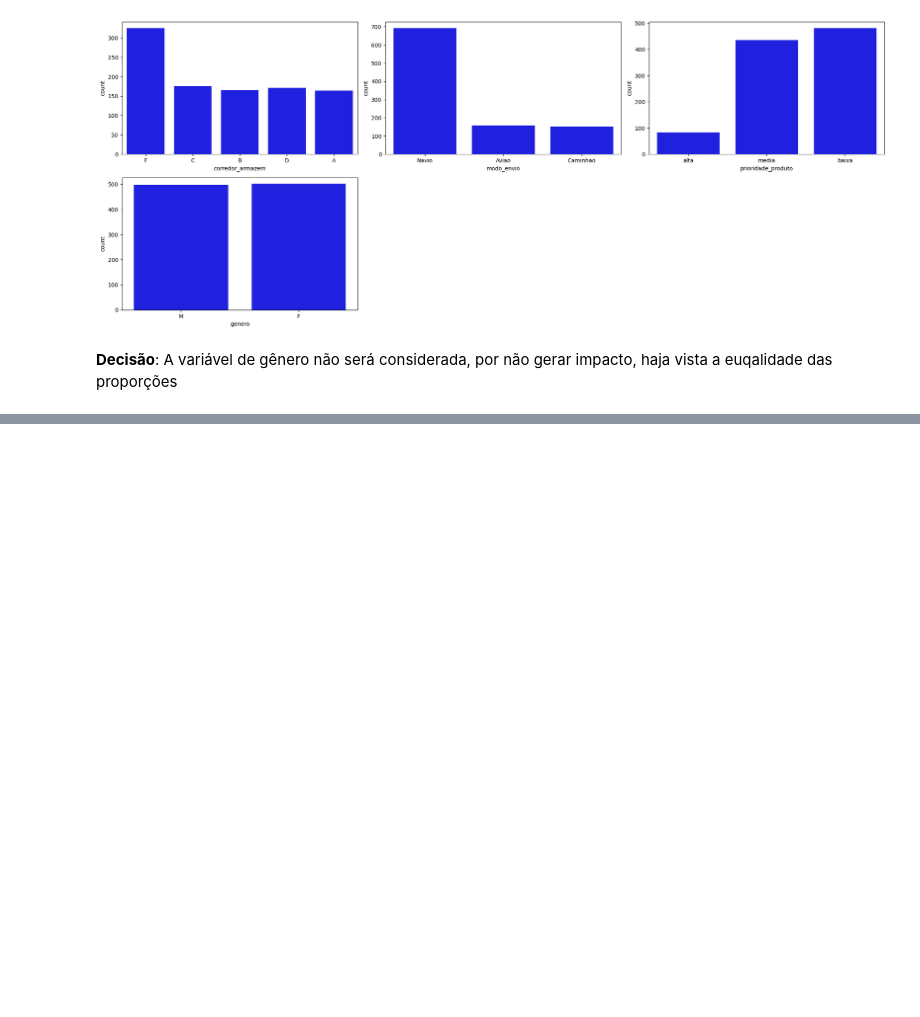
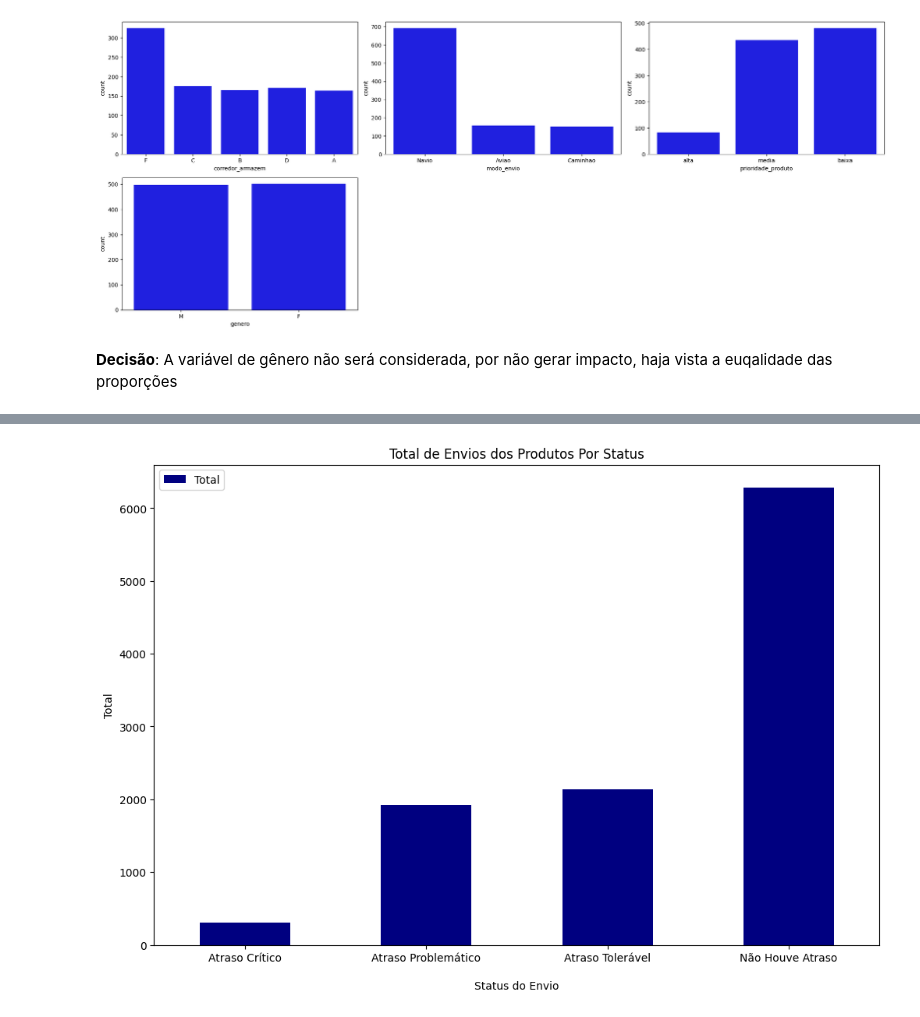
Before and after one commit to alyssonmontovanelli/formacao_dataScience_DSA, a Jupyter notebook: 01_bigData_RealTime_Python_Spark/cap05_Engenharia_de_Atributos/01_Estudo_de_Caso_04.ipynb, the cells around one changed output, grey strips where cells are left out. Cells and saved outputs as stored; diff of their text form; code cells hidden in the pictures; blank space fills up the shorter version.

```diff
--- a/01_bigData_RealTime_Python_Spark/cap05_Engenharia_de_Atributos/01_Estudo_de_Caso_04.ipynb
+++ b/01_bigData_RealTime_Python_Spark/cap05_Engenharia_de_Atributos/01_Estudo_de_Caso_04.ipynb
@@ -300,0 +430,4 @@ for i in range(0, len(cats)):
+# %%
+# Novo ajuste das colunas
+df_report1.columns = ['Status do Envio', 'Total Atraso', 'Total no Prazo']
+df_report1.head()
@@ -300,0 +440,4 @@ for i in range(0, len(cats)):
+# %%
+# Replace no valor NAN por zero
+df_report1['Total Atraso'] = df_report1['Total Atraso'].replace(np.nan, 0)
+df_report1['Total no Prazo'] = df_report1['Total no Prazo'].replace(np.nan, 0)
@@ -300,0 +452,5 @@ for i in range(0, len(cats)):
+# %%
+# Concatenar as colunas com o valor "TOTAL"
+df_report1['Total'] = df_report1['Total Atraso'] + df_report1['Total no Prazo']
+# %%
+df_report1.drop(df_report1.columns[[1,2]], axis = 1, inplace = True)
@@ -300,0 +465,12 @@ for i in range(0, len(cats)):
+# %%
+# PLotagem - Passando Status do Envio como index
+df_report1.set_index("Status do Envio").plot(kind = "bar",
+                                            title = 'Total de Envios dos Produtos Por Status',
+                                            ylabel = 'Total',
+                                            xlabel = '\nStatus do Envio',
+                                            colormap = 'jet',
+                                            figsize = (12,8))
+plt.xticks(rotation = 0)
+plt.show()
+# %% [output]
+[figure, added]
```
Also changed, not shown: parts of 42 cells of this notebook, 2 other files.
